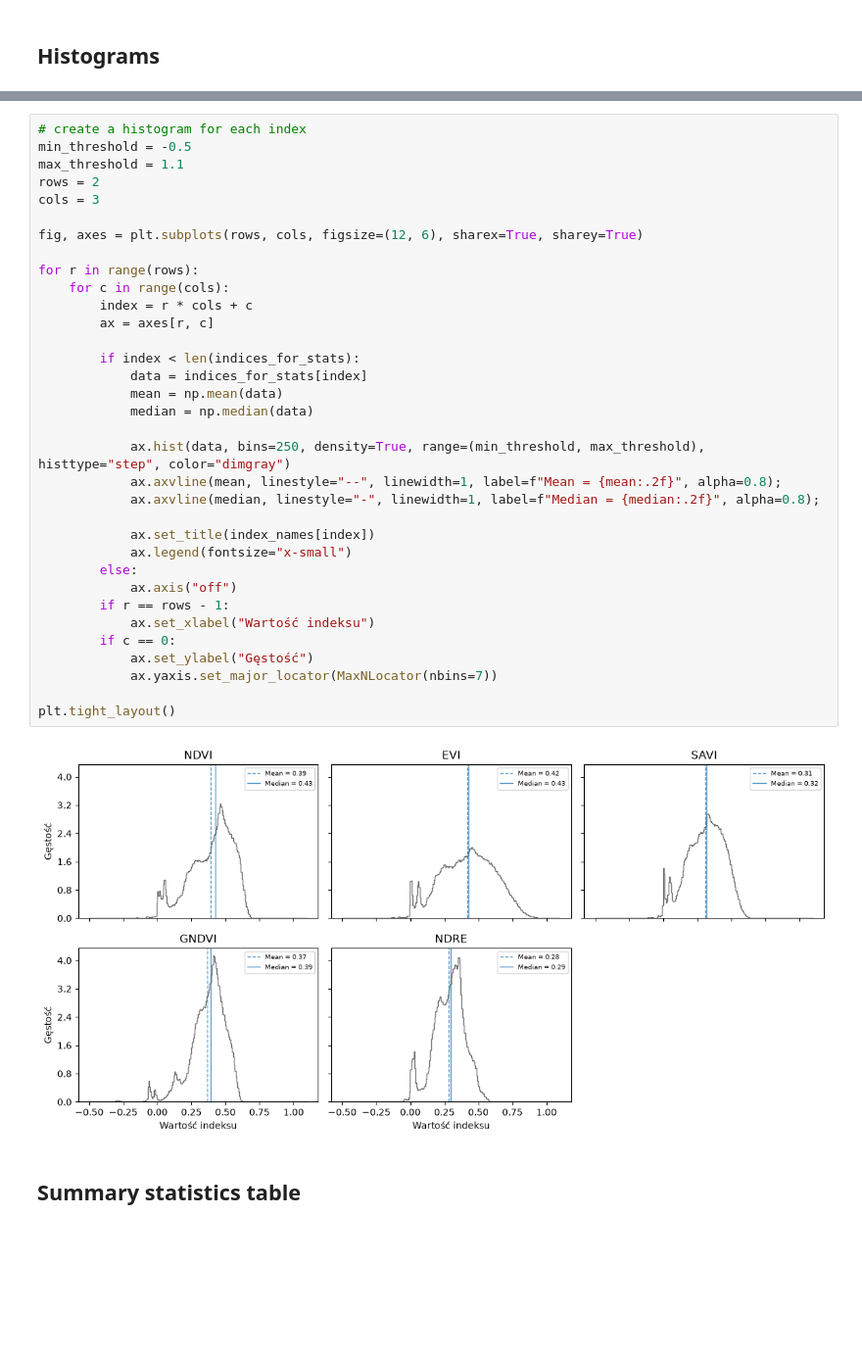
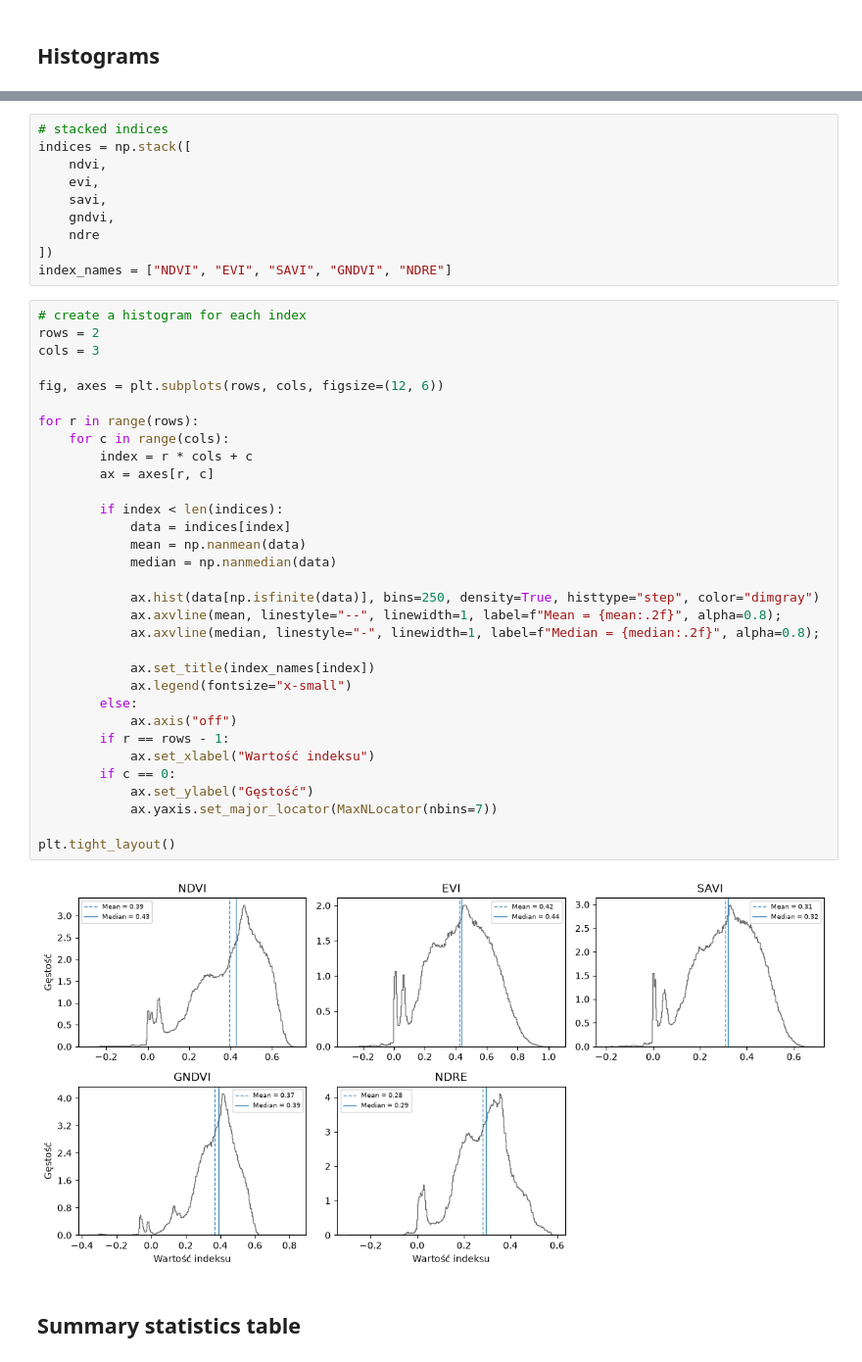
Before and after one commit to mikolaj-kowal/rs-vegetation-indices-analysis, a Jupyter notebook: notebooks/03_spatial_analysis.ipynb, the cells around one changed output, grey strips where cells are left out. Shown at 98% size. Drawn from its saved outputs; the diff is of its cells as text; blank space fills up the shorter version.

```diff
--- a/notebooks/03_spatial_analysis.ipynb
+++ b/notebooks/03_spatial_analysis.ipynb
@@ -39,38 +30,46 @@ index_names = ["NDVI", "EVI", "SAVI", "GNDVI", "NDRE"]
+# %%
+# stacked indices
+indices = np.stack([
+    ndvi,
+    evi,
+    savi,
+    gndvi,
+    ndre
+])
+index_names = ["NDVI", "EVI", "SAVI", "GNDVI", "NDRE"]
 # %%
 # create a histogram for each index
-min_threshold = -0.5
-max_threshold = 1.1
 rows = 2
 cols = 3
 
-fig, axes = plt.subplots(rows, cols, figsize=(12, 6), sharex=True, sharey=True)
+fig, axes = plt.subplots(rows, cols, figsize=(12, 6))
 
 for r in range(rows):
     for c in range(cols):
         index = r * cols + c
         ax = axes[r, c]
 
-        if index < len(indices_for_stats):
-            data = indices_for_stats[index]
-            mean = np.mean(data)
-            median = np.median(data)
+        if index < len(indices):
+            data = indices[index]
+            mean = np.nanmean(data)
+            median = np.nanmedian(data)
 
-            ax.hist(data, bins=250, density=True, range=(min_threshold, max_threshold), histtype="step", color="dimgray")
+            ax.hist(data[np.isfinite(data)], bins=250, density=True, histtype="step", color="dimgray")
             ax.axvline(mean, linestyle="--", linewidth=1, label=f"Mean = {mean:.2f}", alpha=0.8);
             ax.axvline(median, linestyle="-", linewidth=1, label=f"Median = {median:.2f}", alpha=0.8);
 
             ax.set_title(index_names[index])
             ax.legend(fontsize="x-small")
         else:
             ax.axis("off")
         if r == rows - 1:
             ax.set_xlabel("Wartość indeksu")
         if c == 0:
             ax.set_ylabel("Gęstość")
             ax.yaxis.set_major_locator(MaxNLocator(nbins=7))
 
 plt.tight_layout()
 # %% [output]
-[figure, old version]
+[figure, new version]
 # %% [markdown]
 ## Summary statistics table
```
Also changed, not shown: parts of 5 cells of this notebook.
